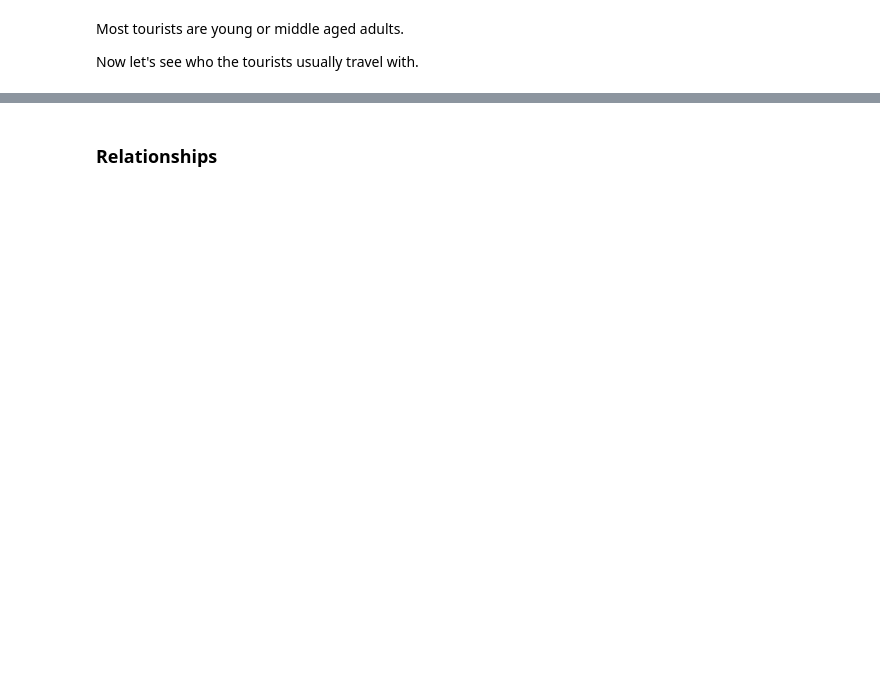
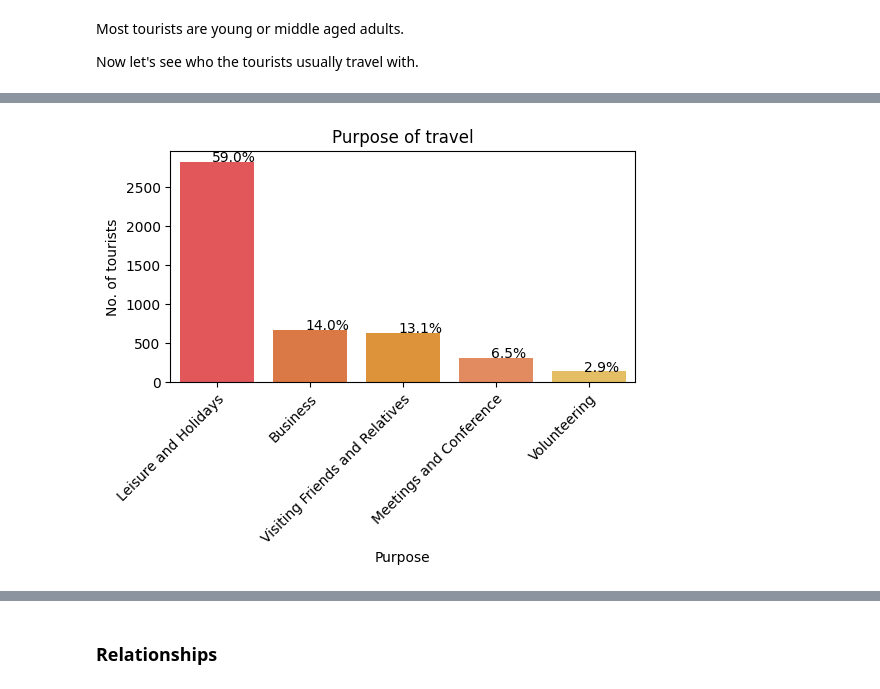
Before and after one commit to scheinmensch/Tanzania_Tourism_Prediction, a Jupyter notebook: EDA.ipynb, the cells around one changed output, grey strips where cells are left out. Cells and saved outputs as stored; diff of their text form; code cells hidden in the pictures; blank space fills up the shorter version.

```diff
--- a/EDA.ipynb
+++ b/EDA.ipynb
@@ -564,0 +578,12 @@ Almost half of the tourists travel alone.
+# %%
+# purpose of travel
+purpose_order = TZA['purpose'].value_counts().head().index
+plt.figure(figsize=(6, 3))
+ax = sns.countplot(data=TZA, x='purpose', order=purpose_order, palette = cpal)
+plot_percentage_ver(ax, TZA.purpose)
+plt.xticks(rotation=45, rotation_mode='anchor', ha='right')
+plt.title('Purpose of travel')
+plt.xlabel('Purpose')
+plt.ylabel('No. of tourists');
+# %% [output]
+[figure, added]
```
Also changed, not shown: parts of 12 cells of this notebook.
